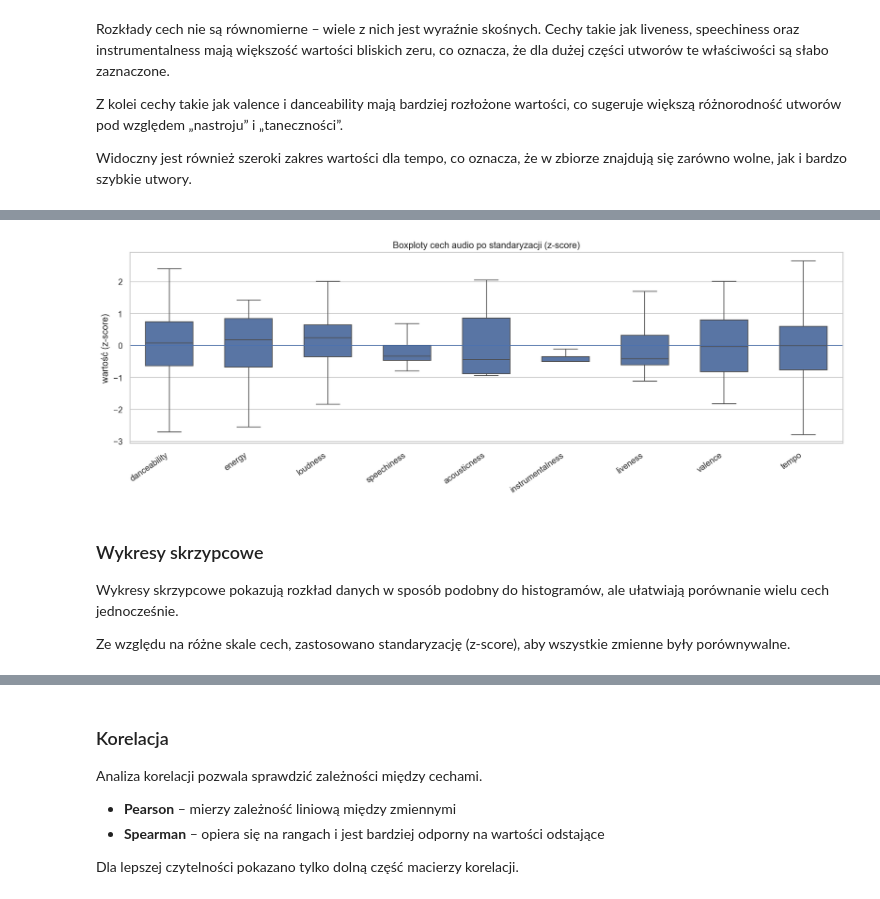
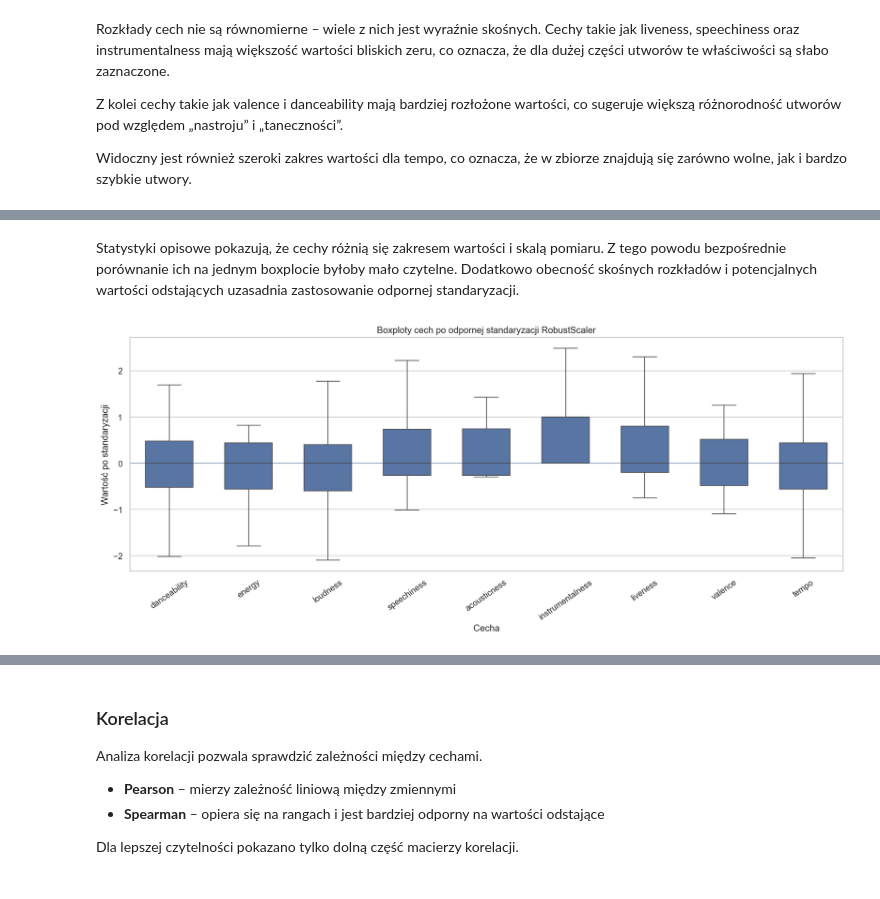
Before and after one commit to Narrovv/Projekt-Eksploracja-Danych, a Jupyter notebook: analiza.ipynb, the cells around one changed output, grey strips where cells are left out. Saved outputs shown, nothing was run; the diff lists cells and outputs as text; code cells hidden in the pictures.

```diff
--- a/analiza.ipynb
+++ b/analiza.ipynb
@@ -282,40 +319,36 @@ Ponieważ cechy mają różne skale (np. `loudness` vs `danceability`), wykres p
+# %% [markdown]
+Statystyki opisowe pokazują, że cechy różnią się zakresem wartości i skalą pomiaru. Z tego powodu bezpośrednie porównanie ich na jednym boxplocie byłoby mało czytelne. Dodatkowo obecność skośnych rozkładów i potencjalnych wartości odstających uzasadnia zastosowanie odpornej standaryzacji.
 # %%
-# przygotowanie danych do standaryzacji
-X = df[features].copy()
-X = X.apply(pd.to_numeric, errors="coerce")
-X = X.dropna()
+scaler = RobustScaler()
 
-# standaryzacja
-scaler = StandardScaler()
-scaled_features = scaler.fit_transform(X)
+X_scaled = pd.DataFrame(
+    scaler.fit_transform(X),
+    columns=features,
+    index=X.index
+)
 
-# zapisujemy jako DataFrame (WAŻNE – będziesz używać dalej)
-scaled_df = pd.DataFrame(scaled_features, columns=features)
+long_scaled = X_scaled.melt(
+    var_name="cecha",
+    value_name="wartość po standaryzacji"
+)
+
+plt.figure(figsize=(14, 6))
+
+sns.boxplot(
+    data=long_scaled,
+    x="cecha",
+    y="wartość po standaryzacji",
+    showfliers=False,
+    width=0.6,
+    linewidth=1
+)
+
+plt.axhline(0, linewidth=0.8)
+plt.title("Boxploty cech po odpornej standaryzacji RobustScaler")
+plt.xlabel("Cecha")
+plt.ylabel("Wartość po standaryzacji")
+plt.xticks(rotation=35)
+plt.tight_layout()
+plt.show()
+# %% [output]
+[figure, added]
-# %%
-long = scaled_df.melt(var_name="feature", value_name="z")
-
-plt.figure(figsize=(14, 5))
-sns.boxplot(
-    data=long,
-    x="feature",
-    y="z",
-    showfliers=False,
-    width=0.6,
-    linewidth=1,
-)
-
-plt.axhline(0, linewidth=0.8)
-plt.xticks(rotation=35, ha="right")
-plt.title("Boxploty cech audio po standaryzacji (z-score)")
-plt.xlabel("")
-plt.ylabel("wartość (z-score)")
-plt.tight_layout()
-plt.show()
-# %% [output]
-[figure, removed]
-# %% [markdown]
-### Wykresy skrzypcowe
-
-Wykresy skrzypcowe pokazują rozkład danych w sposób podobny do histogramów, ale ułatwiają porównanie wielu cech jednocześnie.
-
-Ze względu na różne skale cech, zastosowano standaryzację (z-score), aby wszystkie zmienne były porównywalne.
```
Also changed, not shown: parts of 6 cells of this notebook.
